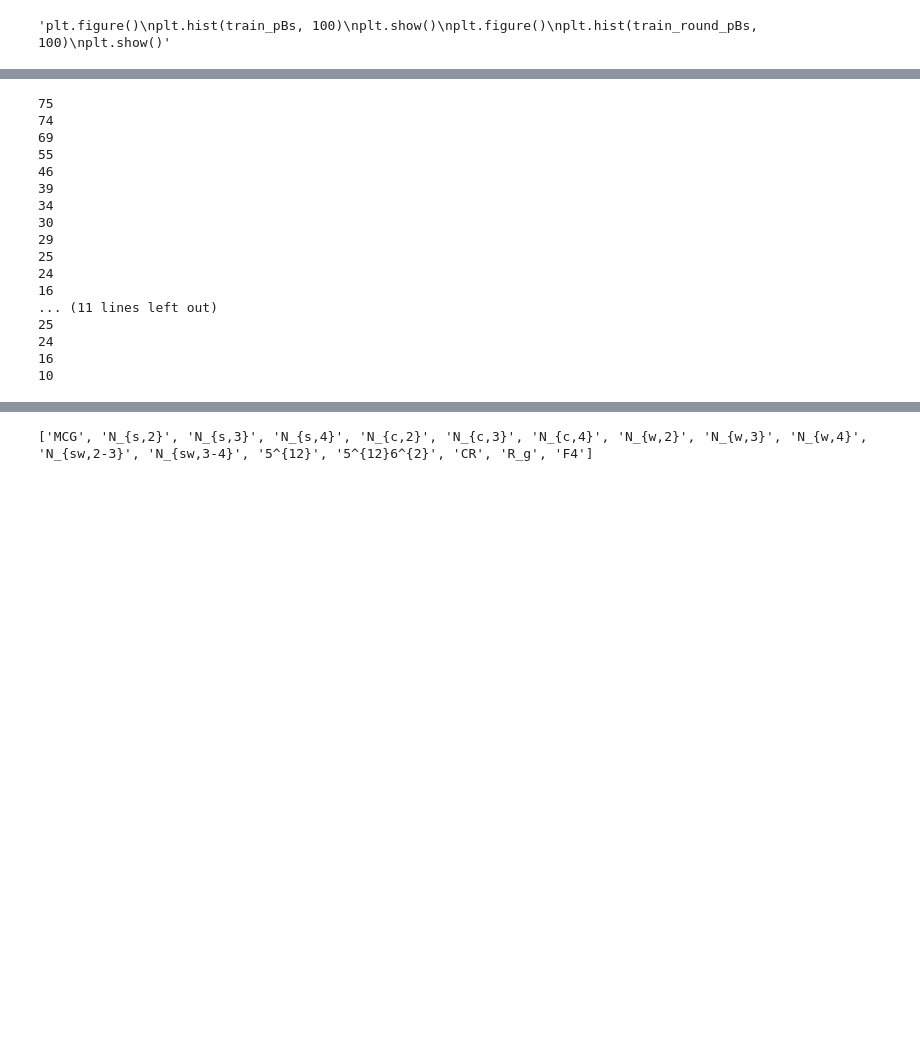
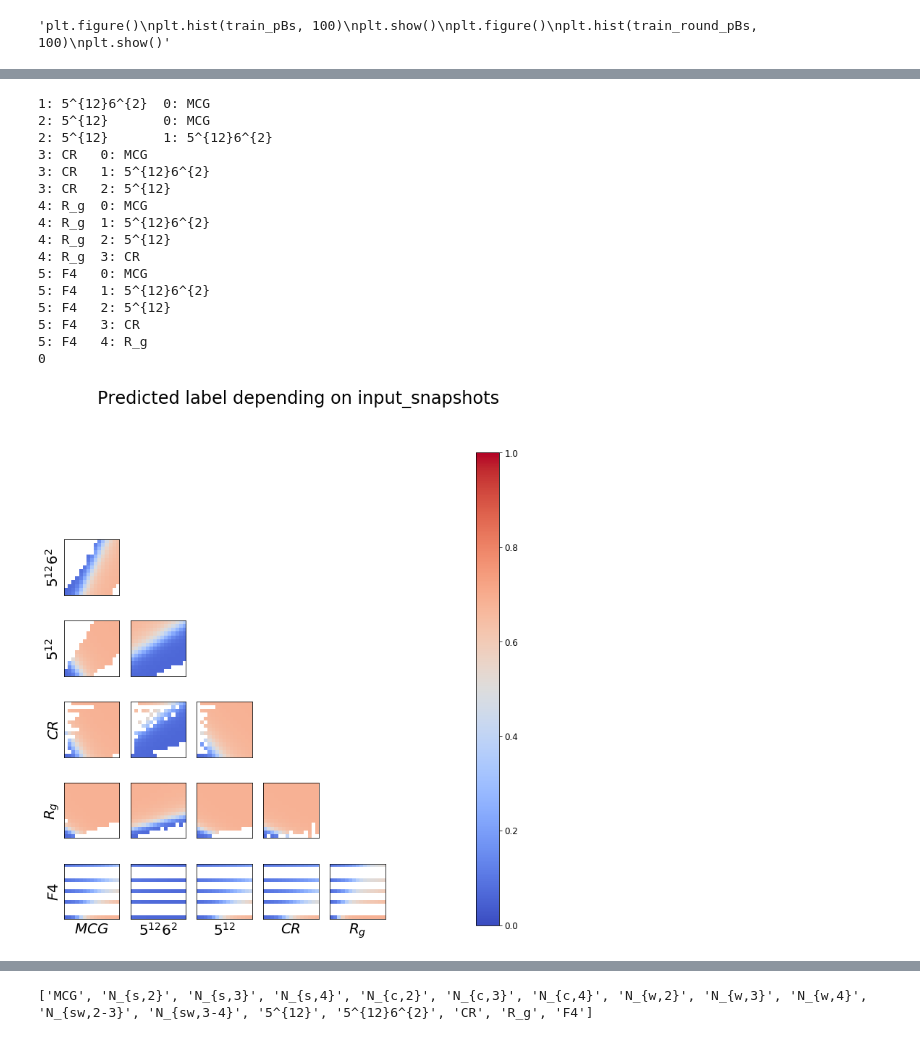
Before and after one commit to MFrassek/CommittorEAE, a Jupyter notebook: NucleationModel/NPA_v8.ipynb, the cells around one changed output, grey strips where cells are left out. Drawn from its saved outputs; the diff is of its cells as text; code cells hidden in the pictures; blank space fills up the shorter version.

Commit message:
Test and run partial maps

```diff
--- a/NucleationModel/NPA_v8.ipynb
+++ b/NucleationModel/NPA_v8.ipynb
@@ -357,48 +359,29 @@ pass
-# %%
-
-print(len([ele for ele in sorted_test_RPE if ele > 0.0000001]))
-print(len([ele for ele in sorted_test_RPE if ele > 0.000001]))
-print(len([ele for ele in sorted_test_RPE if ele > 0.00001]))
-print(len([ele for ele in sorted_test_RPE if ele > 0.0001]))
-print(len([ele for ele in sorted_test_RPE if ele > 0.001]))
-print(len([ele for ele in sorted_test_RPE if ele > 0.01]))
-print(len([ele for ele in sorted_test_RPE if ele > 0.1]))
-print(len([ele for ele in sorted_test_RPE if ele > 1]))
-print(len([ele for ele in sorted_test_RPE if ele > 10]))
-print(len([ele for ele in sorted_test_RPE if ele > 100]))
-print(len([ele for ele in sorted_test_RPE if ele > 1000]))
-print(len([ele for ele in sorted_test_RPE if ele > 10000]))
-
-print("norm")
-
-print(len([ele for ele in sorted_test if ele > 0.0000001]))
-print(len([ele for ele in sorted_test if ele > 0.000001]))
-print(len([ele for ele in sorted_test if ele > 0.00001]))
-print(len([ele for ele in sorted_test if ele > 0.0001]))
-print(len([ele for ele in sorted_test if ele > 0.001]))
-print(len([ele for ele in sorted_test if ele > 0.01]))
-print(len([ele for ele in sorted_test if ele > 0.1]))
-print(len([ele for ele in sorted_test if ele > 1]))
-print(len([ele for ele in sorted_test if ele > 10]))
-print(len([ele for ele in sorted_test if ele > 100]))
-print(len([ele for ele in sorted_test if ele > 1000]))
-print(len([ele for ele in sorted_test if ele > 10000]))
-# %% [output]
-75
-74
-69
-55
-46
-39
-34
-30
-29
-25
-24
-16
-... (11 lines left out)
-25
-24
-16
-10
+# %%
+super_map = plotO.plot_super_map(
+        subfig_size = c.subfig_size,
+        used_variable_names = reduced_list_var_names,
+    #    used_variable_names = c.names_in_order,
+        name_to_list_position = reduced_name_to_list_position,
+        resolution = c.resolution,
+        vmin = c.min_label, vmax = c.max_label, model = autoencoder_1, fill_val = 0,
+        points_of_interest = train_pB_dict)
+pass
+# %% [output]
+1: 5^{12}6^{2}  0: MCG
+2: 5^{12}       0: MCG
+2: 5^{12}       1: 5^{12}6^{2}
+3: CR   0: MCG
+3: CR   1: 5^{12}6^{2}
+3: CR   2: 5^{12}
+4: R_g  0: MCG
+4: R_g  1: 5^{12}6^{2}
+4: R_g  2: 5^{12}
+4: R_g  3: CR
+5: F4   0: MCG
+5: F4   1: 5^{12}6^{2}
+5: F4   2: 5^{12}
+5: F4   3: CR
+5: F4   4: R_g
+0
+[figure, added]
 # %%
```
Also changed, not shown: parts of 15 cells of this notebook.
